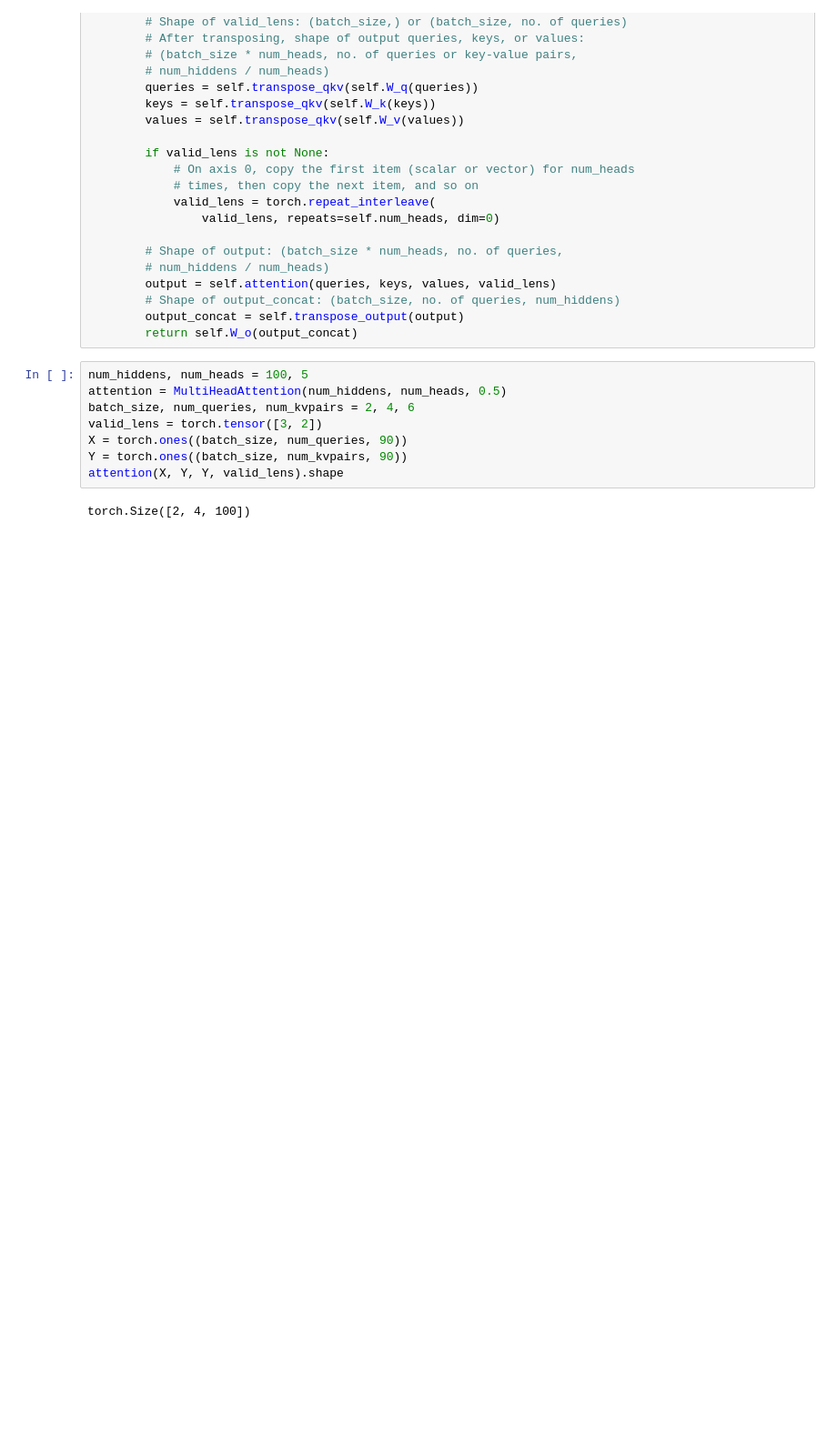
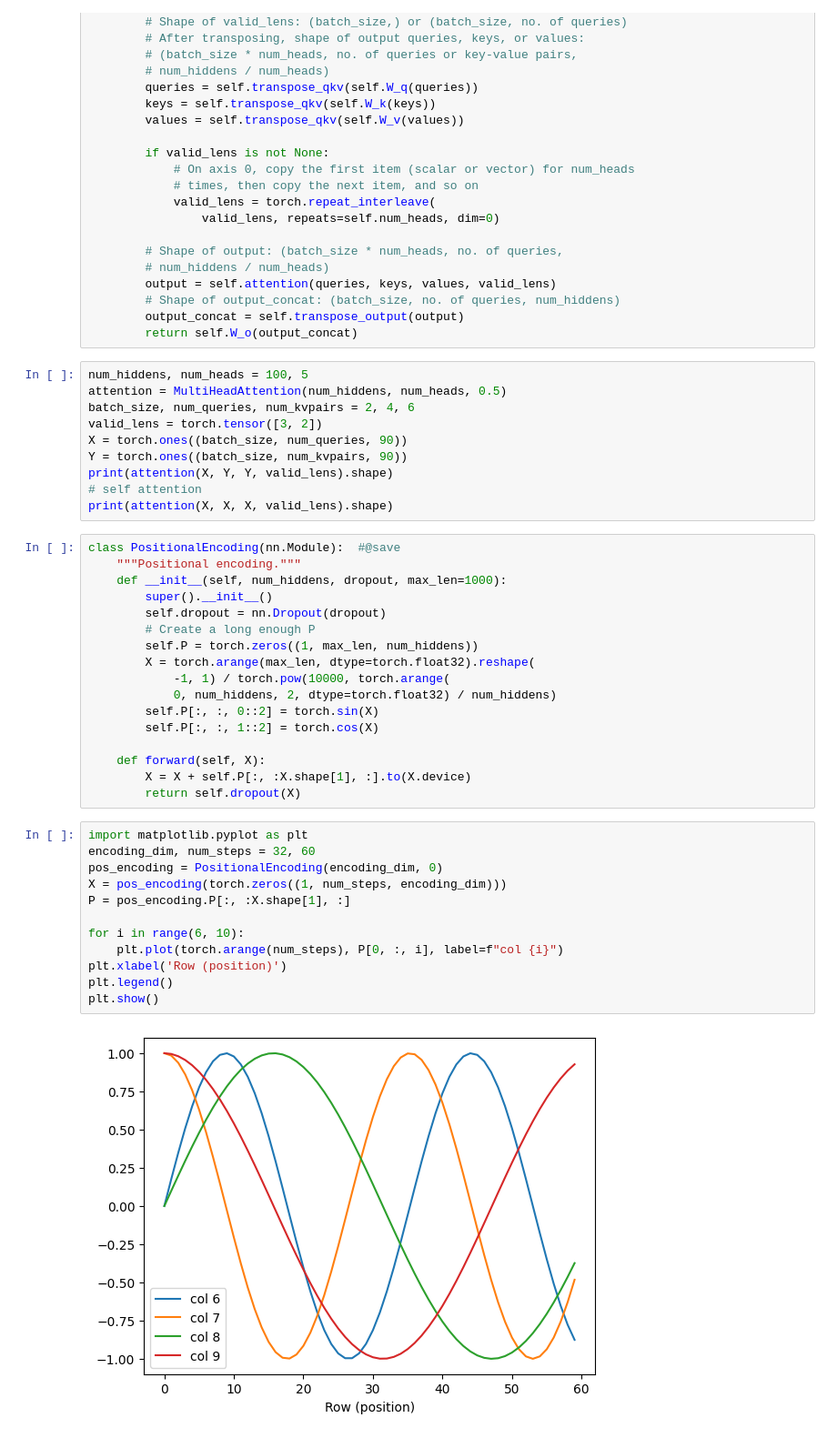
Before and after one commit to ShiboXing/SOTA, a Jupyter notebook: transformer/attention.ipynb, the cells around one changed output. Shown at 91% size. Drawn from its saved outputs; the diff is of its cells as text; blank space fills up the shorter version.

Commit message:
feat: add positional encoding

```diff
--- a/transformer/attention.ipynb
+++ b/transformer/attention.ipynb
@@ -167,6 +146,37 @@ batch_size, num_queries, num_kvpairs = 2, 4, 6
 valid_lens = torch.tensor([3, 2])
 X = torch.ones((batch_size, num_queries, 90))
 Y = torch.ones((batch_size, num_kvpairs, 90))
-attention(X, Y, Y, valid_lens).shape
+print(attention(X, Y, Y, valid_lens).shape)
+# self attention
+print(attention(X, X, X, valid_lens).shape)
-# %% [output]
-torch.Size([2, 4, 100])
+# %%
+class PositionalEncoding(nn.Module):  #@save
+    """Positional encoding."""
+    def __init__(self, num_hiddens, dropout, max_len=1000):
+        super().__init__()
+        self.dropout = nn.Dropout(dropout)
+        # Create a long enough P
+        self.P = torch.zeros((1, max_len, num_hiddens))
+        X = torch.arange(max_len, dtype=torch.float32).reshape(
+            -1, 1) / torch.pow(10000, torch.arange(
+            0, num_hiddens, 2, dtype=torch.float32) / num_hiddens)
+        self.P[:, :, 0::2] = torch.sin(X)
+        self.P[:, :, 1::2] = torch.cos(X)
+
+    def forward(self, X):
+        X = X + self.P[:, :X.shape[1], :].to(X.device)
+        return self.dropout(X)
+# %%
+import matplotlib.pyplot as plt
+encoding_dim, num_steps = 32, 60
+pos_encoding = PositionalEncoding(encoding_dim, 0)
+X = pos_encoding(torch.zeros((1, num_steps, encoding_dim)))
+P = pos_encoding.P[:, :X.shape[1], :]
+
+for i in range(6, 10):
+    plt.plot(torch.arange(num_steps), P[0, :, i], label=f"col {i}")
+plt.xlabel('Row (position)')
+plt.legend()
+plt.show()
+# %% [output]
+[figure, added]
```
Also changed, not shown: parts of 4 cells of this notebook, 1 other file.
